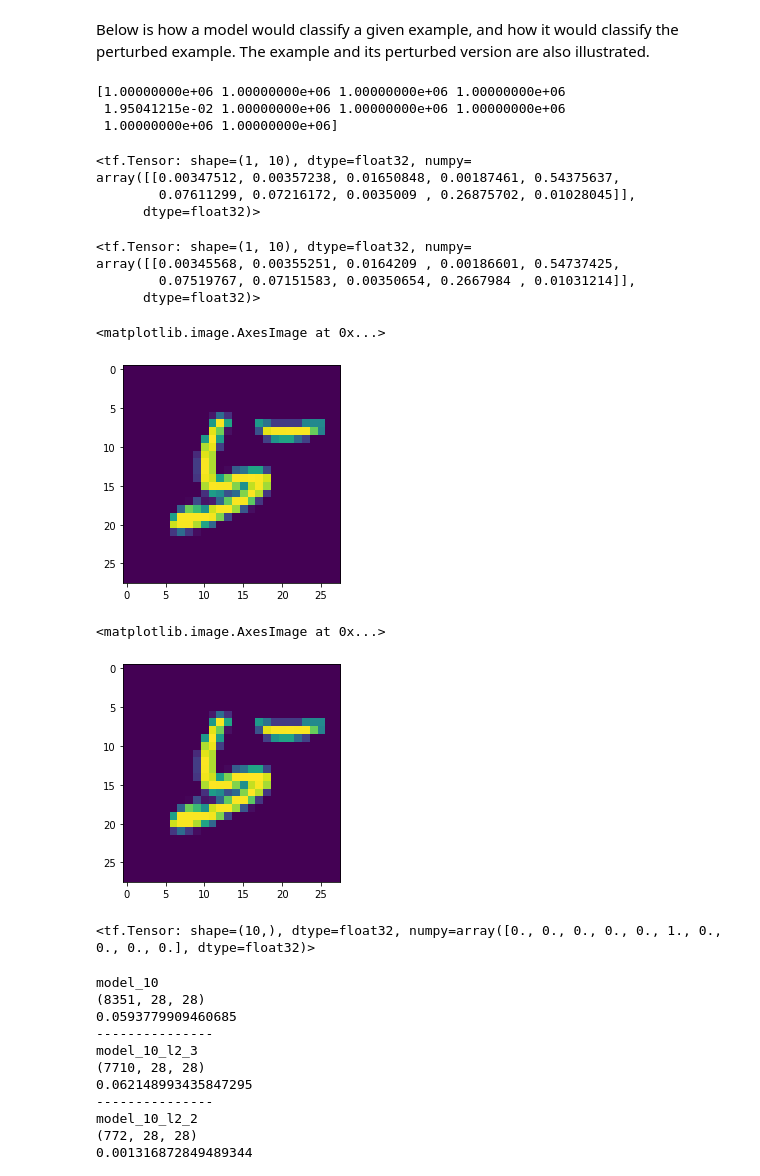
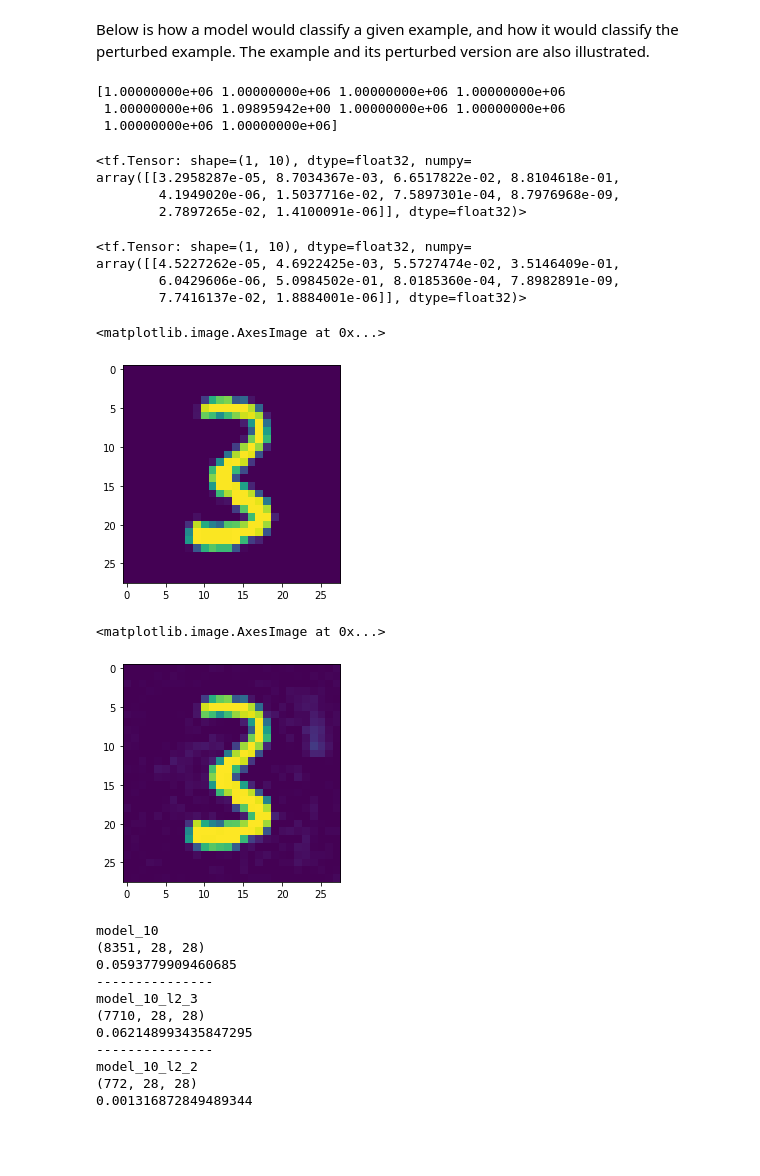
Before and after one commit to zhang-liyi/bnn-robustness, a Jupyter notebook: perturbation.ipynb, the cells around one changed output. Drawn from its saved outputs; the diff is of its cells as text; code cells hidden in the pictures; blank space fills up the shorter version.

```diff
--- a/perturbation.ipynb
+++ b/perturbation.ipynb
@@ -204,40 +186,36 @@ for m in range(16):
 # %% [markdown]
 Below is how a model would classify a given example, and how it would classify the perturbed example. The example and its perturbed version are also illustrated.
 # %%
-print(r_norms[15,91,:])
-model = models[15]
+print(r_norms[0,0,:])
+model = models[0]
 # %% [output]
 [1.00000000e+06 1.00000000e+06 1.00000000e+06 1.00000000e+06
- 1.95041215e-02 1.00000000e+06 1.00000000e+06 1.00000000e+06
+ 1.00000000e+06 1.09895942e+00 1.00000000e+06 1.00000000e+06
  1.00000000e+06 1.00000000e+06]
 # %%
-model(tf.expand_dims(x_val[91], axis=0))
+model(tf.expand_dims(x_val[0], axis=0))
 # %% [output]
 <tf.Tensor: shape=(1, 10), dtype=float32, numpy=
-array([[0.00347512, 0.00357238, 0.01650848, 0.00187461, 0.54375637,
-        0.07611299, 0.07216172, 0.0035009 , 0.26875702, 0.01028045]],
-      dtype=float32)>
+array([[3.2958287e-05, 8.7034367e-03, 6.6517822e-02, 8.8104618e-01,
+        4.1949020e-06, 1.5037716e-02, 7.5897301e-04, 8.7976968e-09,
+        2.7897265e-02, 1.4100091e-06]], dtype=float32)>
 # %%
-model(tf.expand_dims(x_val[91]+r_matrices_16[15,91,4,:,:], axis=0))
+model(tf.expand_dims(x_val[0]+r_matrices_16[0,0,5,:,:], axis=0))
 # %% [output]
 <tf.Tensor: shape=(1, 10), dtype=float32, numpy=
-array([[0.00345568, 0.00355251, 0.0164209 , 0.00186601, 0.54737425,
-        0.07519767, 0.07151583, 0.00350654, 0.2667984 , 0.01031214]],
-      dtype=float32)>
+array([[4.5227262e-05, 4.6922425e-03, 5.5727474e-02, 3.5146409e-01,
+        6.0429606e-06, 5.0984502e-01, 8.0185360e-04, 7.8982891e-09,
+        7.7416137e-02, 1.8884001e-06]], dtype=float32)>
 # %%
-plt.imshow(x_val[91])
+plt.imshow(x_val[0])
 # %% [output]
 <matplotlib.image.AxesImage at 0x...>
-[figure, old version]
+[figure, new version]
 # %%
-plt.imshow(x_val[91]+r_matrices_16[15,91,4,:,:])
+plt.imshow(x_val[0]+r_matrices_16[0,0,5,:,:])
 # %% [output]
 <matplotlib.image.AxesImage at 0x...>
-[figure, old version]
+[figure, new version]
-# %%
-y_val[91]
-# %% [output]
-<tf.Tensor: shape=(10,), dtype=float32, numpy=array([0., 0., 0., 0., 0., 1., 0., 0., 0., 0.], dtype=float32)>
 # %%
 def get_perturbations(m, multiplier=1):
     y_perturbed = y_val.numpy()
```
Also changed, not shown: parts of 7 cells of this notebook.
